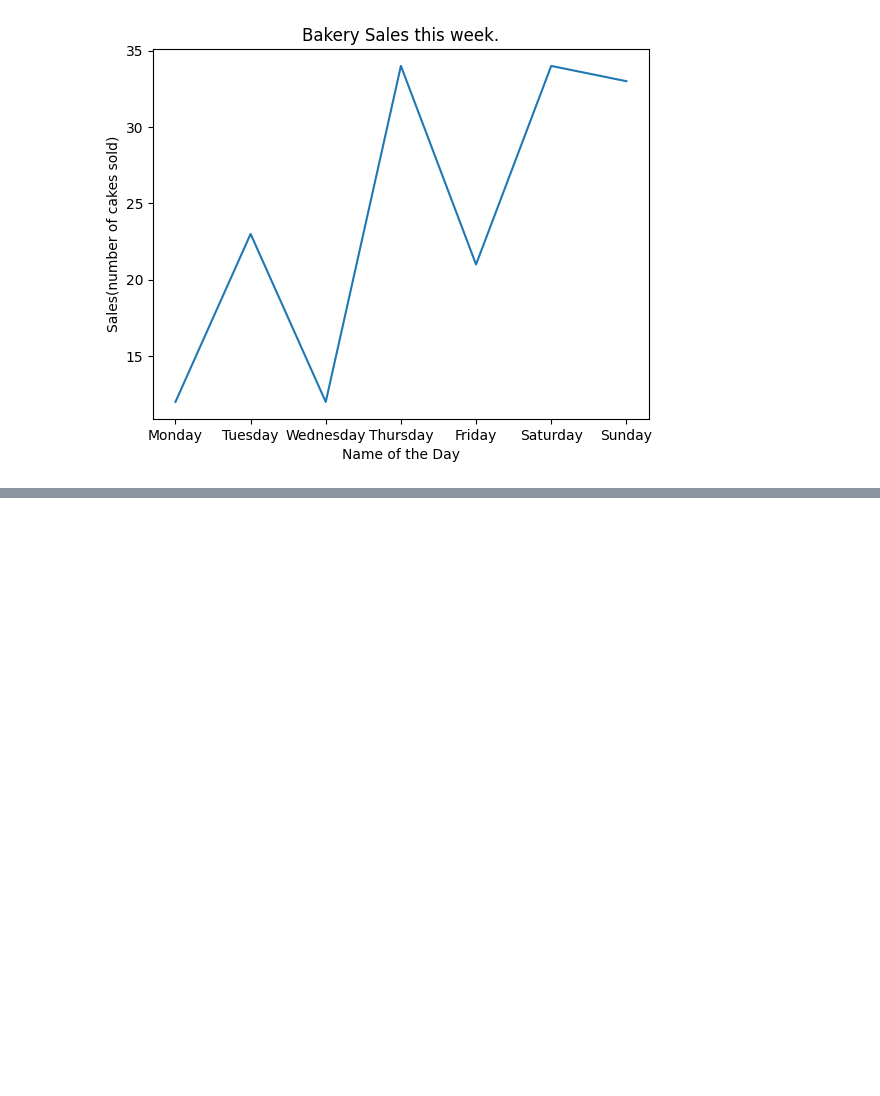
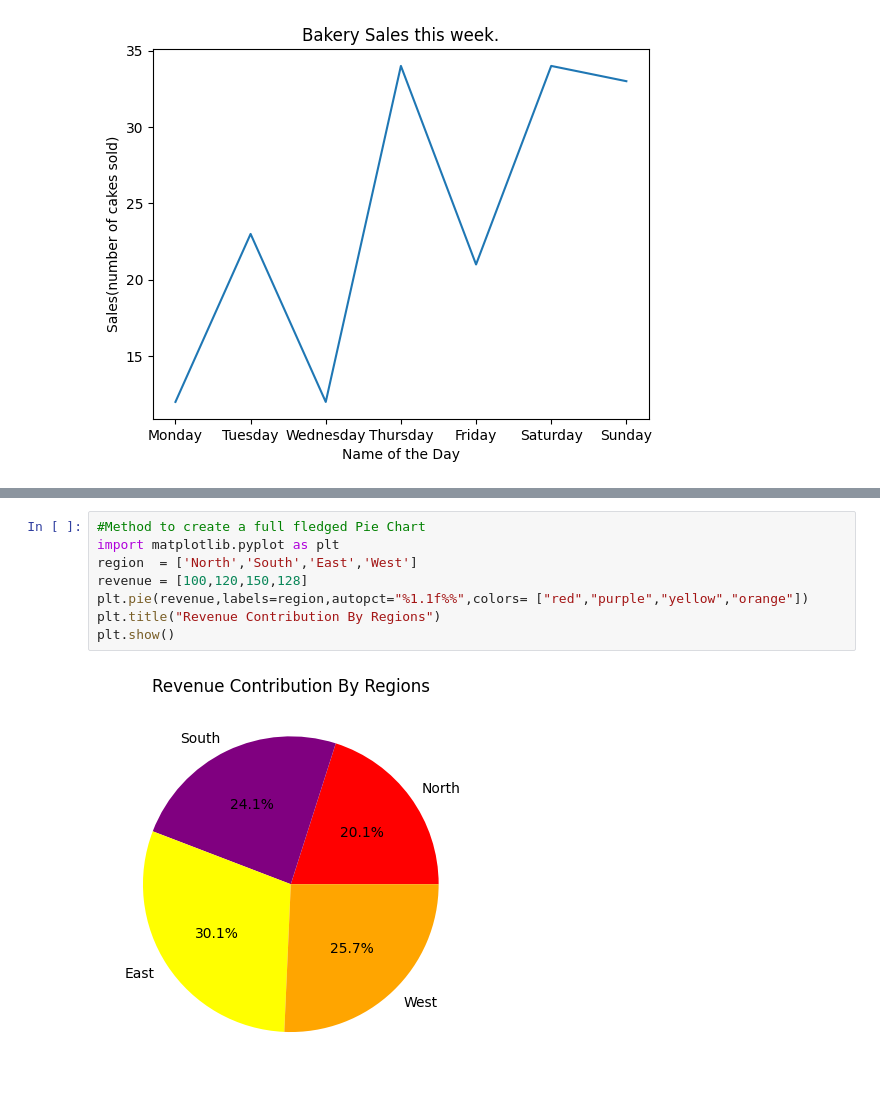
Before and after one commit to Legendkiller9855/Demo, a Jupyter notebook: learning_python_pynb.ipynb, the cells around one changed output, grey strips where cells are left out. Cells and saved outputs as stored; diff of their text form; blank space fills up the shorter version.

```diff
--- a/learning_python_pynb.ipynb
+++ b/learning_python_pynb.ipynb
@@ -2525,0 +2562,10 @@ plt.show()
+# %%
+#Method to create a full fledged Pie Chart
+import matplotlib.pyplot as plt
+region  = ['North','South','East','West']
+revenue = [100,120,150,128]
+plt.pie(revenue,labels=region,autopct="%1.1f%%",colors= ["red","purple","yellow","orange"])
+plt.title("Revenue Contribution By Regions")
+plt.show()
+# %% [output]
+[figure, added]
```
Also changed, not shown: parts of 3 cells of this notebook.
